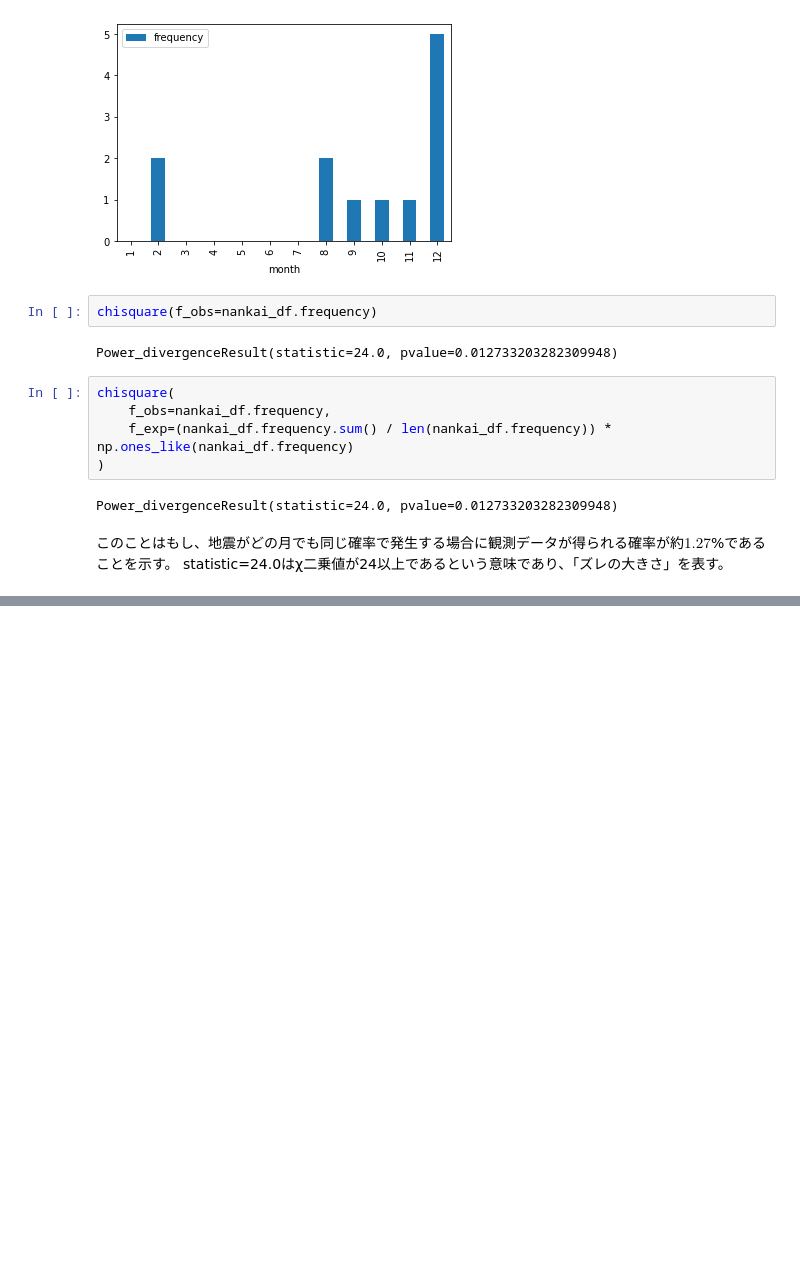
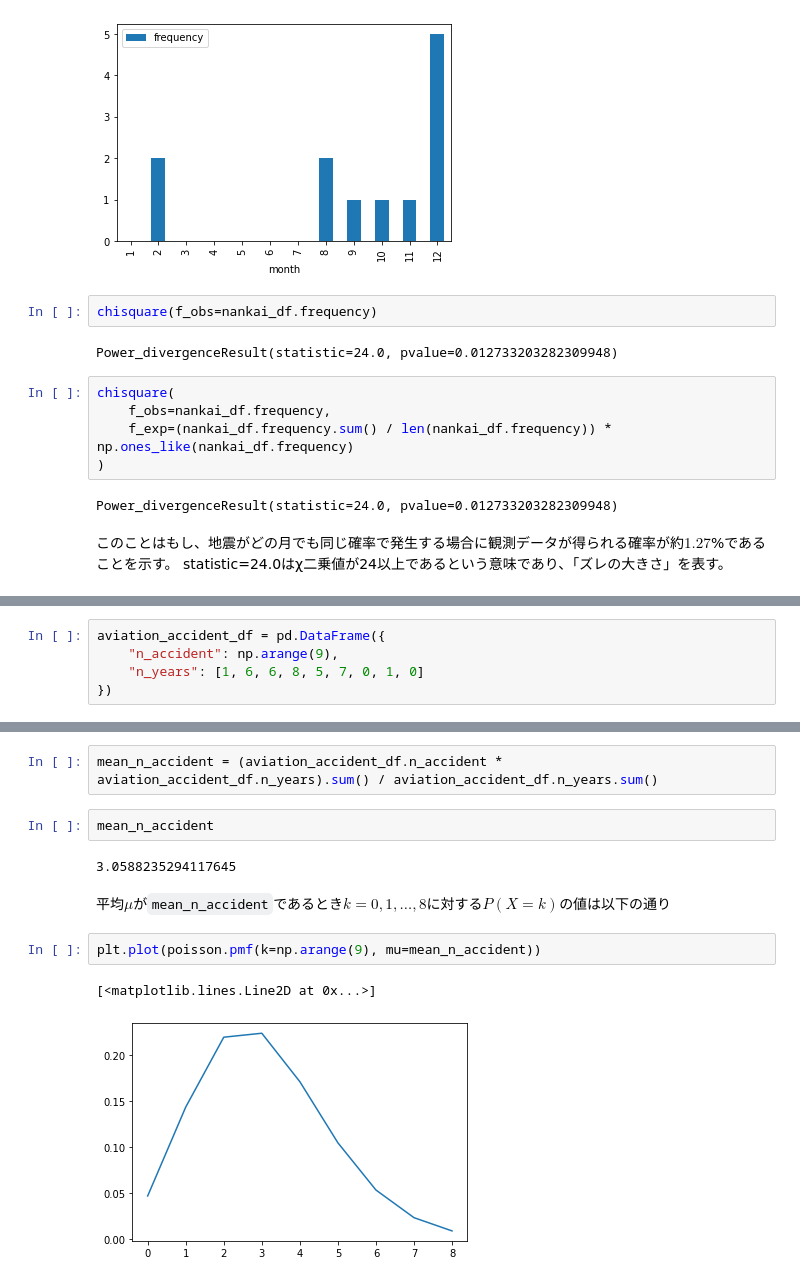
Before and after one commit to KeitaW/Colab-Notebooks, a Jupyter notebook: 適合度検定.ipynb, the cells around one changed output, grey strips where cells are left out. Saved outputs shown, nothing was run; the diff lists cells and outputs as text; blank space fills up the shorter version.

```diff
--- a/適合度検定.ipynb
+++ b/適合度検定.ipynb
@@ -31,0 +38,5 @@ statistic=24.0はχ二乗値が24以上であるという意味であり、「
+# %%
+aviation_accident_df = pd.DataFrame({
+    "n_accident": np.arange(9),
+    "n_years": [1, 6, 6, 8, 5, 7, 0, 1, 0]
+})
@@ -31,0 +56,13 @@ statistic=24.0はχ二乗値が24以上であるという意味であり、「
+# %%
+mean_n_accident = (aviation_accident_df.n_accident * aviation_accident_df.n_years).sum() / aviation_accident_df.n_years.sum()
+# %%
+mean_n_accident
+# %% [output]
+3.0588235294117645
+# %% [markdown]
+平均$\mu$が`mean_n_accident`であるとき$k=0, 1, \dots, 8$に対する$P(X=k)$の値は以下の通り
+# %%
+plt.plot(poisson.pmf(k=np.arange(9), mu=mean_n_accident))
+# %% [output]
+[<matplotlib.lines.Line2D at 0x...>]
+[figure, added]
```
Also changed, not shown: parts of 11 cells of this notebook.
